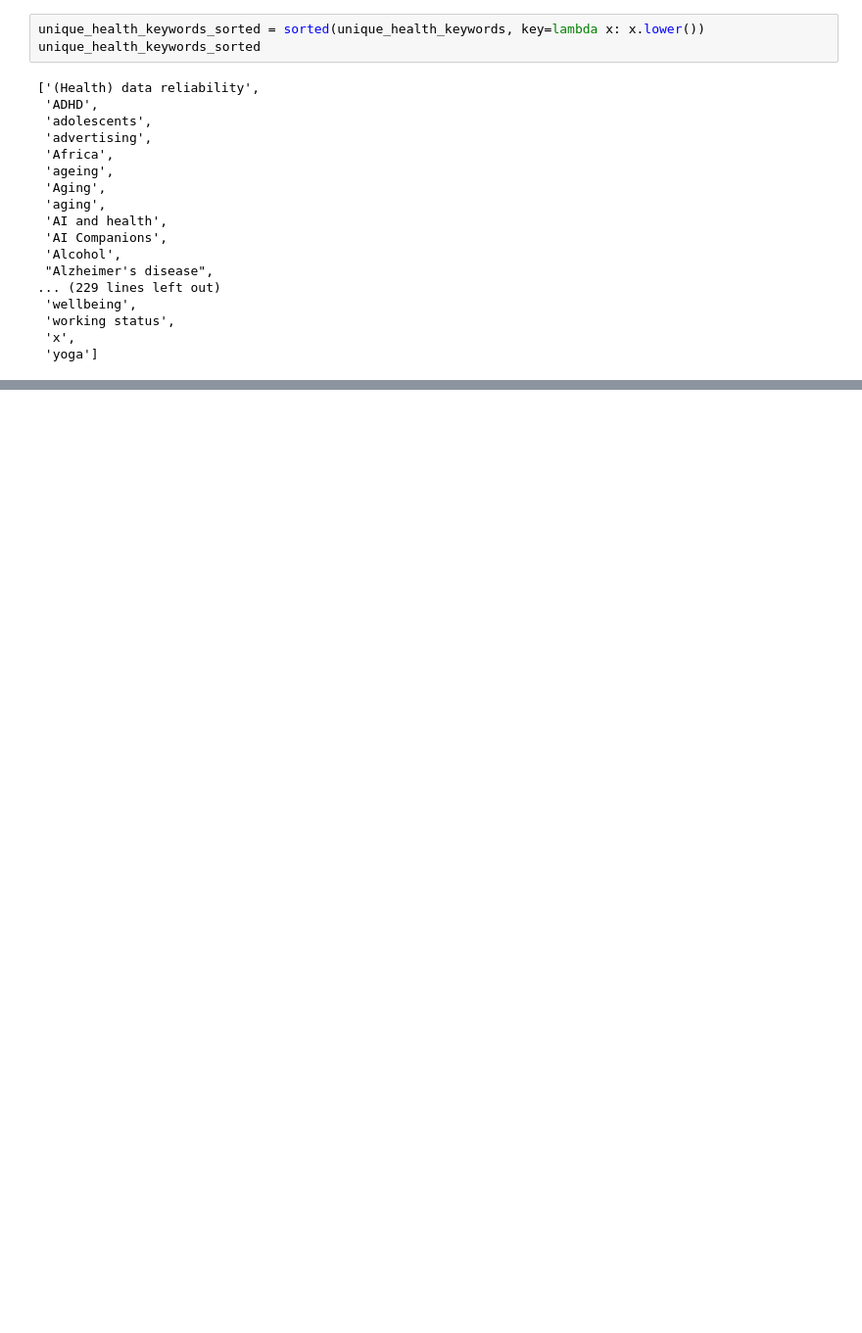
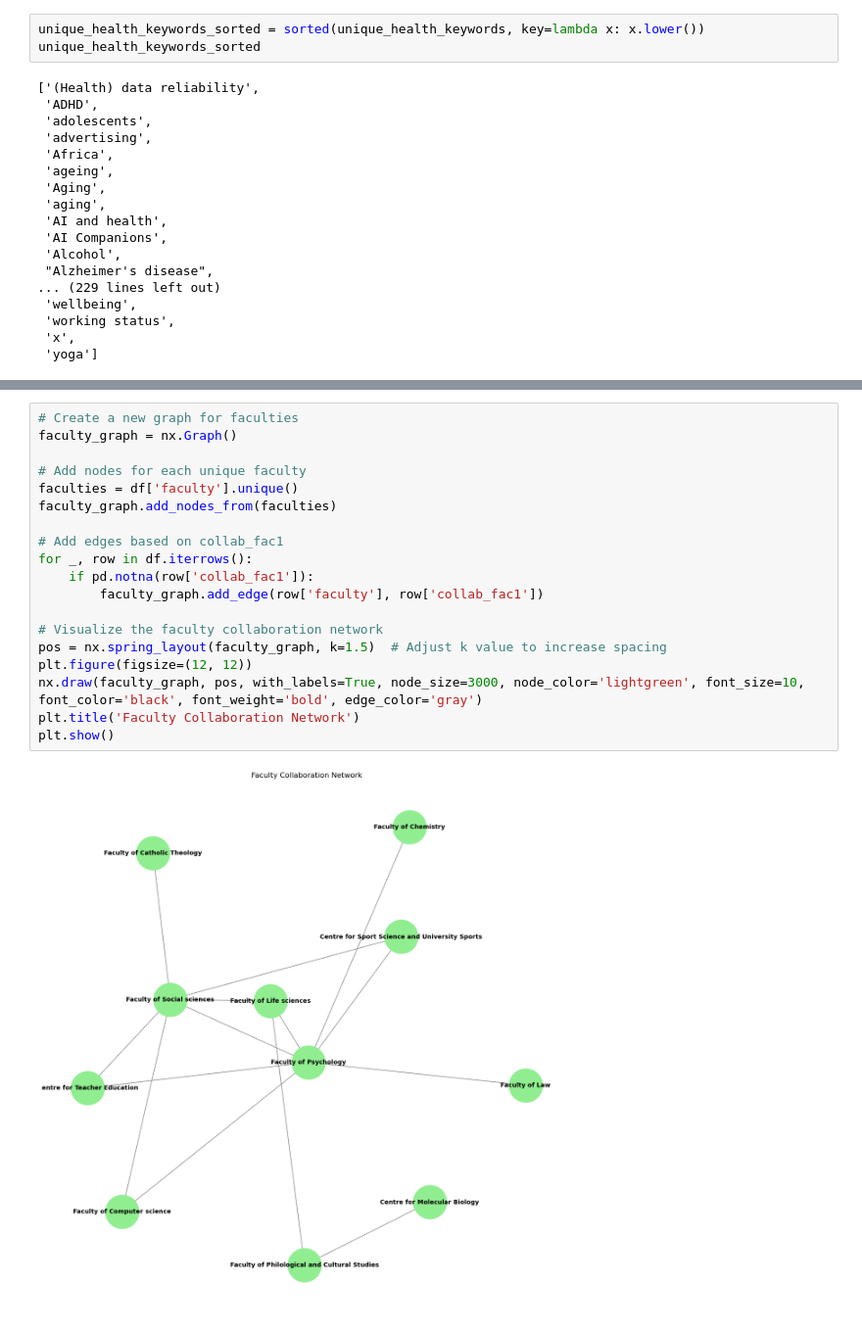
Before and after one commit to lakhi/health_in_society_research_network, a Jupyter notebook: notebooks/exploratory.ipynb, the cells around one changed output, grey strips where cells are left out. Shown at 98% size. Cells and saved outputs as stored; diff of their text form; blank space fills up the shorter version.

```diff
--- a/notebooks/exploratory.ipynb
+++ b/notebooks/exploratory.ipynb
@@ -182,0 +272,21 @@ unique_health_keywords_sorted
+# %%
+# Create a new graph for faculties
+faculty_graph = nx.Graph()
+
+# Add nodes for each unique faculty
+faculties = df['faculty'].unique()
+faculty_graph.add_nodes_from(faculties)
+
+# Add edges based on collab_fac1
+for _, row in df.iterrows():
+    if pd.notna(row['collab_fac1']):
+        faculty_graph.add_edge(row['faculty'], row['collab_fac1'])
+
+# Visualize the faculty collaboration network
+pos = nx.spring_layout(faculty_graph, k=1.5)  # Adjust k value to increase spacing
+plt.figure(figsize=(12, 12))
+nx.draw(faculty_graph, pos, with_labels=True, node_size=3000, node_color='lightgreen', font_size=10, font_color='black', font_weight='bold', edge_color='gray')
+plt.title('Faculty Collaboration Network')
+plt.show()
+# %% [output]
+[figure, added]
```
Also changed, not shown: parts of 14 cells of this notebook, 3 other files.
